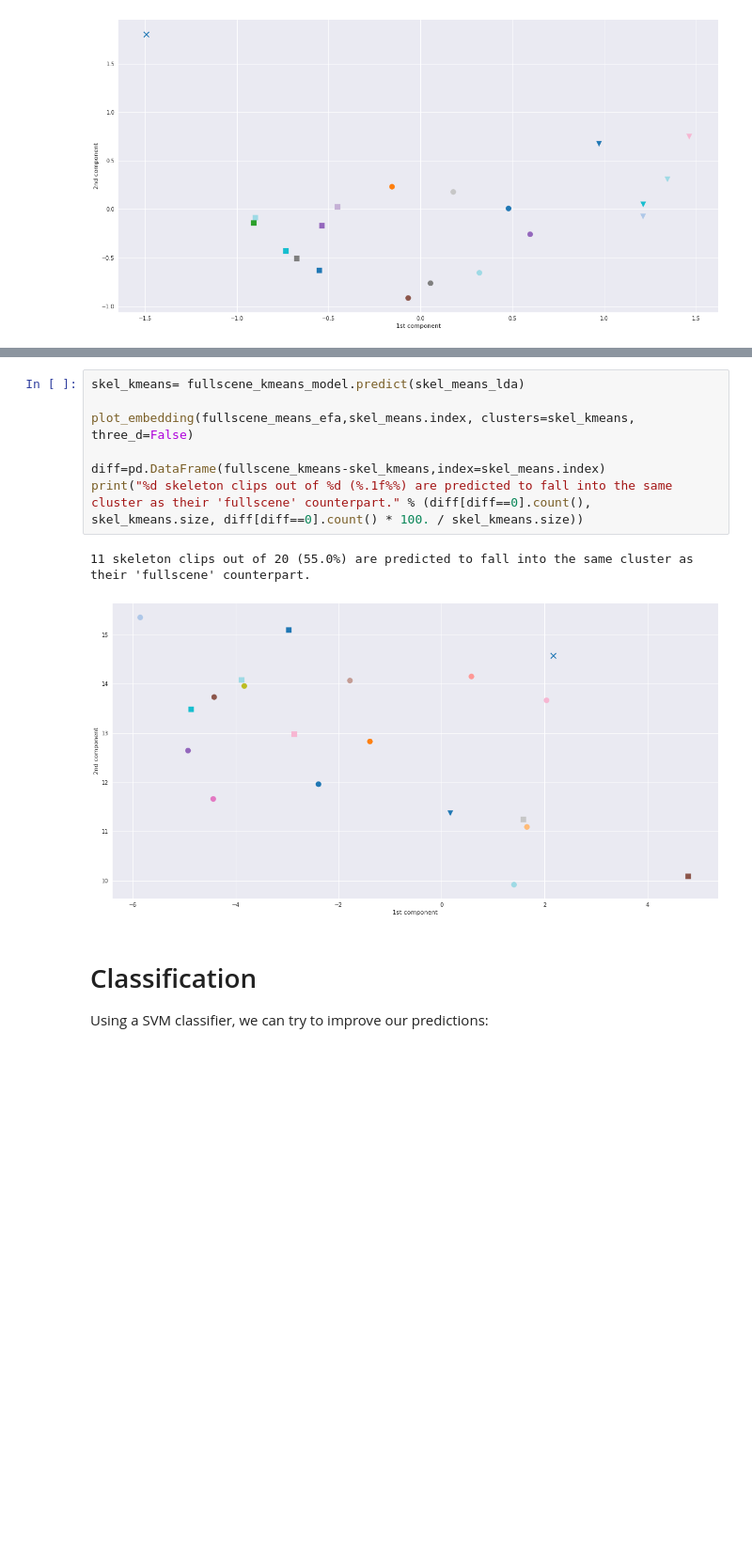
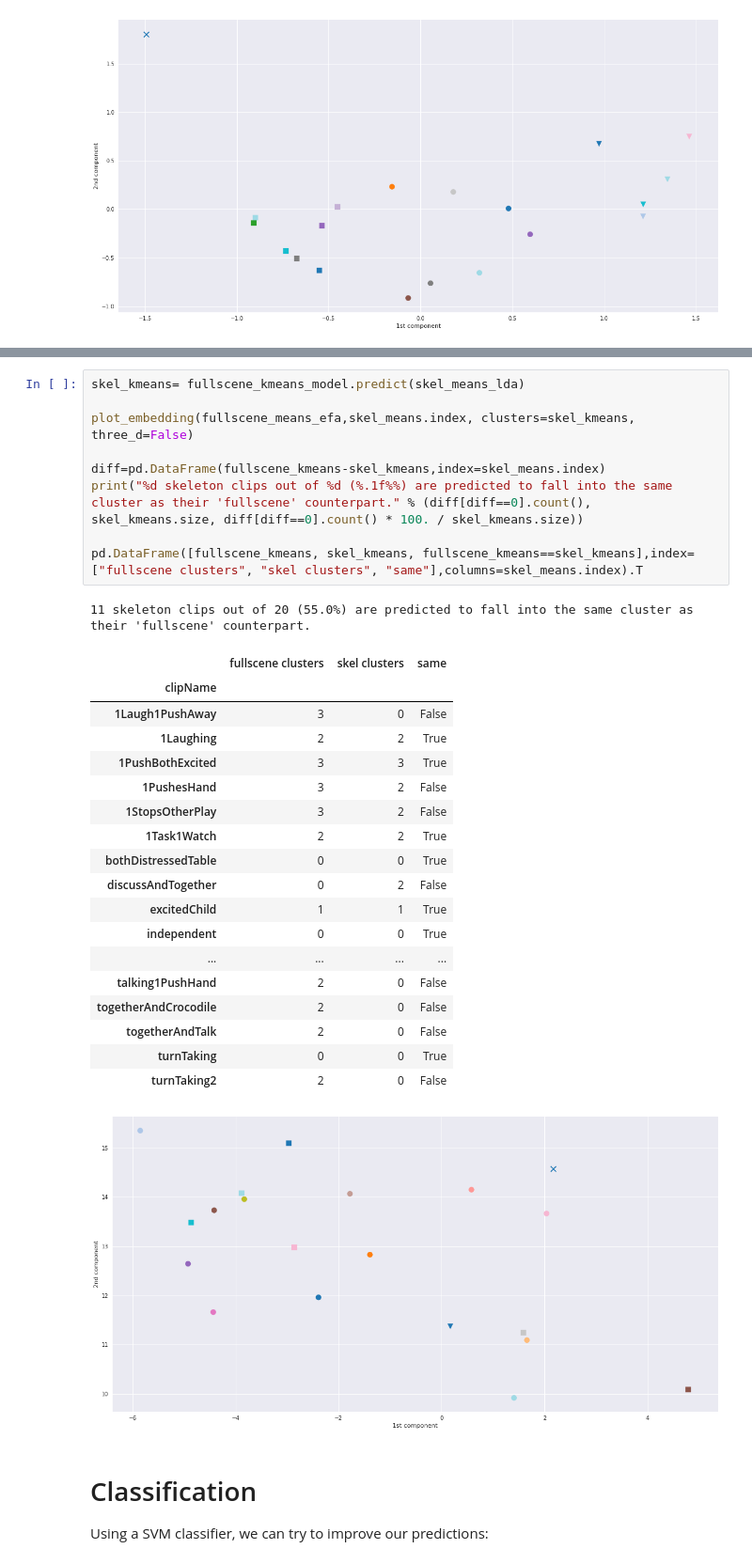
Before and after one commit to severin-lemaignan/pinsoro-kinematics, a Jupyter notebook: classification.ipynb, the cells around one changed output, grey strips where cells are left out. Shown at 94% size. Drawn from its saved outputs; the diff is of its cells as text; blank space fills up the shorter version.

Commit message:
Showing which clips where misclassifier

```diff
--- a/classification.ipynb
+++ b/classification.ipynb
@@ -471,12 +474,32 @@ We can then try to predict in which cluster the clips would end up, using only t
 # %%
 skel_kmeans= fullscene_kmeans_model.predict(skel_means_lda)
 
 plot_embedding(fullscene_means_efa,skel_means.index, clusters=skel_kmeans, three_d=False)
 
 diff=pd.DataFrame(fullscene_kmeans-skel_kmeans,index=skel_means.index)
 print("%d skeleton clips out of %d (%.1f%%) are predicted to fall into the same cluster as their 'fullscene' counterpart." % (diff[diff==0].count(), skel_kmeans.size, diff[diff==0].count() * 100. / skel_kmeans.size))
+
+pd.DataFrame([fullscene_kmeans, skel_kmeans, fullscene_kmeans==skel_kmeans],index=["fullscene clusters", "skel clusters", "same"],columns=skel_means.index).T
 # %% [output]
 11 skeleton clips out of 20 (55.0%) are predicted to fall into the same cluster as their 'fullscene' counterpart.
+|  | fullscene clusters | skel clusters | same |
+| clipName |  |  |  |
+| 1Laugh1PushAway | 3 | 0 | False |
+| 1Laughing | 2 | 2 | True |
+| 1PushBothExcited | 3 | 3 | True |
+| 1PushesHand | 3 | 2 | False |
+| 1StopsOtherPlay | 3 | 2 | False |
+| 1Task1Watch | 2 | 2 | True |
+| bothDistressedTable | 0 | 0 | True |
+| discussAndTogether | 0 | 2 | False |
+| excitedChild | 1 | 1 | True |
+| independent | 0 | 0 | True |
+| ... | ... | ... | ... |
+| talking1PushHand | 2 | 0 | False |
+| togetherAndCrocodile | 2 | 0 | False |
+| togetherAndTalk | 2 | 0 | False |
+| turnTaking | 0 | 0 | True |
+| turnTaking2 | 2 | 0 | False |
 [figure]
 # %% [markdown]
 # Classification
```
Also changed, not shown: parts of 1 cell of this notebook.
